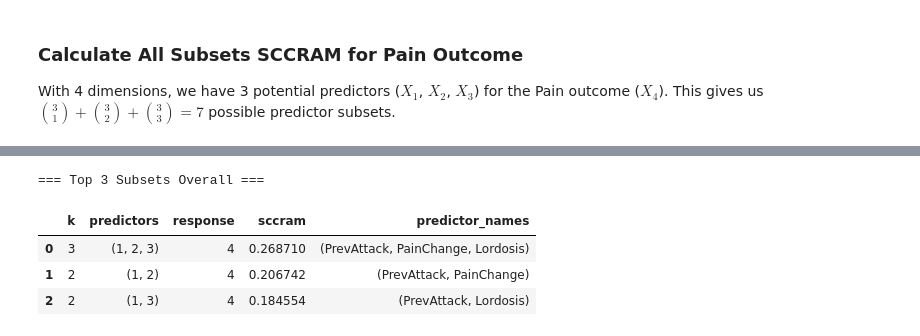
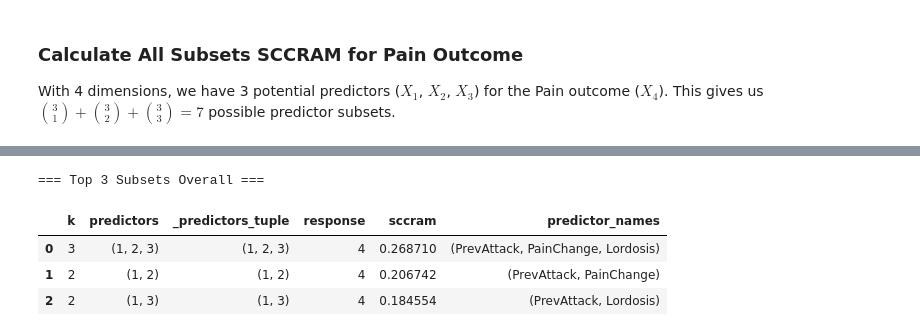
Before and after one commit to DhyeyMavani2003/ccrvam, a Jupyter notebook: examples/jupyter/03_BestSubsets_Selection.ipynb, the cells around one changed output, grey strips where cells are left out. Cells and saved outputs as stored; diff of their text form; code cells hidden in the pictures.

```diff
--- a/examples/jupyter/03_BestSubsets_Selection.ipynb
+++ b/examples/jupyter/03_BestSubsets_Selection.ipynb
@@ -312,10 +277,12 @@ The `SubsetCCRAMResult` object provides helper methods to explore the results.
 # %%
-# Get top 3 subsets across all k values
-print("=== Top 3 Subsets Overall ===")
-result_4d_scaled.get_top_subsets(n=3)
+# Get top 3 subsets globally (across all k values)
+# This returns the 3 subsets with the highest SCCRAM values,
+# regardless of how many predictors each subset contains.
+print("=== Top 3 Subsets Overall (Global Ranking) ===")
+result_4d_scaled.get_top_subsets(top=3)
 # %% [output]
 === Top 3 Subsets Overall ===
-|  | k | predictors | response | sccram | predictor_names |
-| 0 | 3 | (1, 2, 3) | 4 | 0.268710 | (PrevAttack, PainChange, Lordosis) |
-| 1 | 2 | (1, 2) | 4 | 0.206742 | (PrevAttack, PainChange) |
-| 2 | 2 | (1, 3) | 4 | 0.184554 | (PrevAttack, Lordosis) |
+|  | k | predictors | _predictors_tuple | response | sccram | predictor_names |
+| 0 | 3 | (1, 2, 3) | (1, 2, 3) | 4 | 0.268710 | (PrevAttack, PainChange, Lordosis) |
+| 1 | 2 | (1, 2) | (1, 2) | 4 | 0.206742 | (PrevAttack, PainChange) |
+| 2 | 2 | (1, 3) | (1, 3) | 4 | 0.184554 | (PrevAttack, Lordosis) |
```
Also changed, not shown: parts of 30 cells of this notebook, 3 other files.
